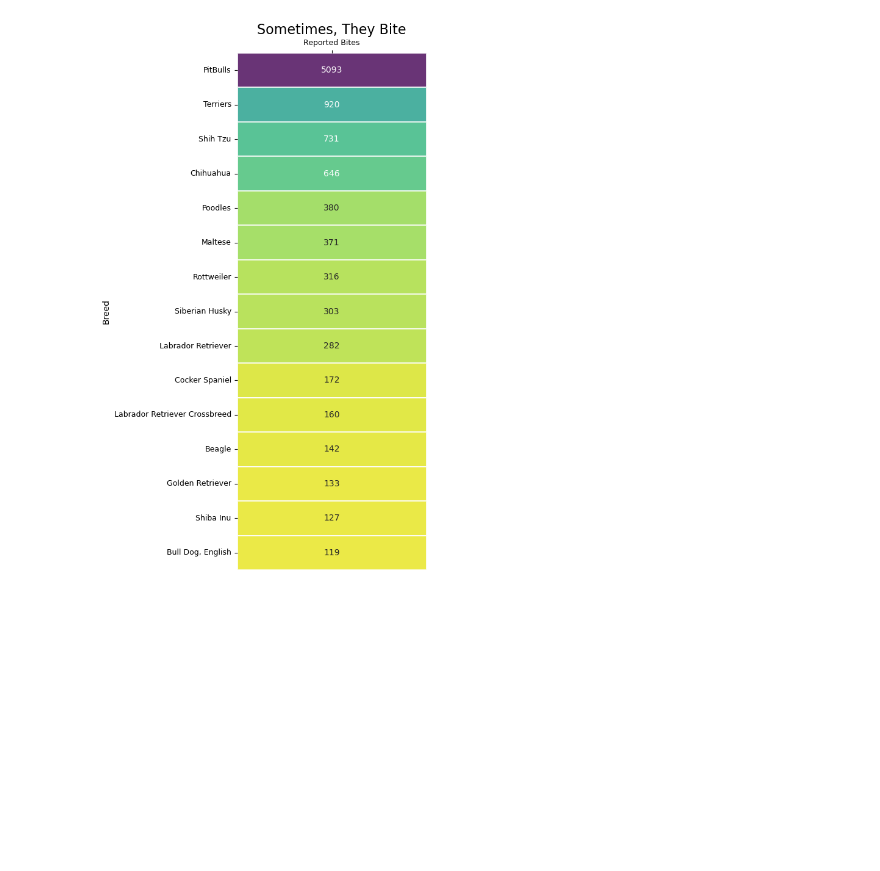
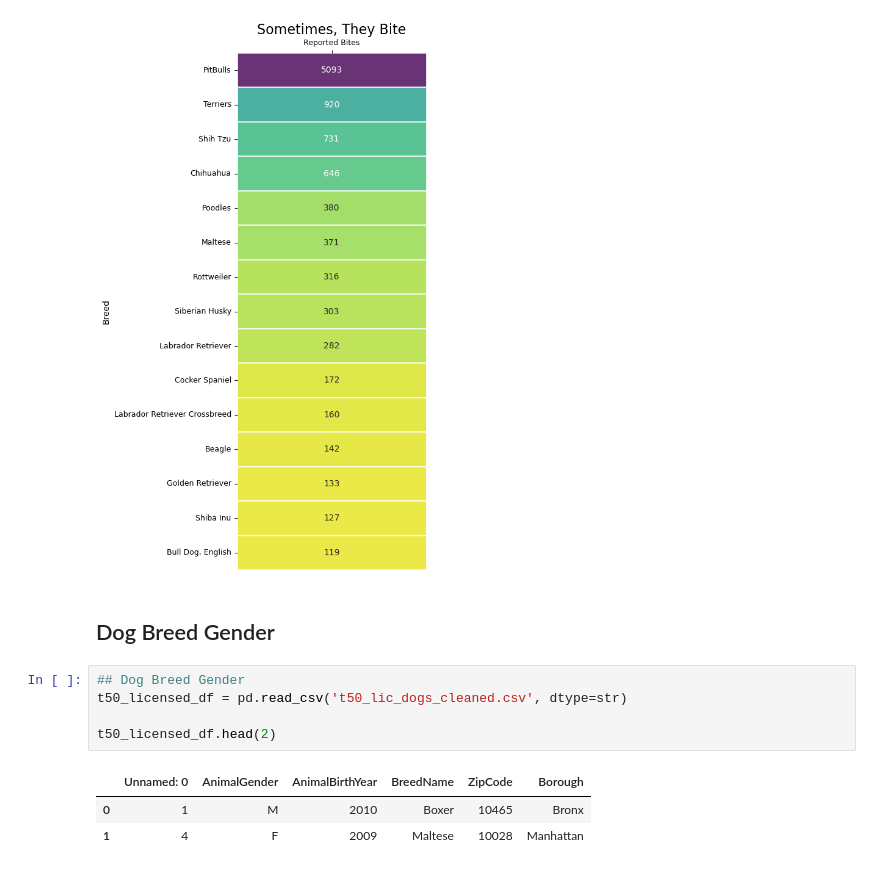
Before and after one commit to StarkArk/Tailored_Tails, a Jupyter notebook: Visualizations/data_and_code/visualization_notebook.ipynb, the cells around one changed output. Saved outputs shown, nothing was run; the diff lists cells and outputs as text; blank space fills up the shorter version.

```diff
--- a/Visualizations/data_and_code/visualization_notebook.ipynb
+++ b/Visualizations/data_and_code/visualization_notebook.ipynb
@@ -379,3 +383,14 @@ plt.savefig('../images/sometimes_they_bite', bbox_inches='tight')
 plt.show()
 # %% [output]
 [figure]
+# %% [markdown]
+## Dog Breed Gender
+# %%
+## Dog Breed Gender
+t50_licensed_df = pd.read_csv('t50_lic_dogs_cleaned.csv', dtype=str)
+
+t50_licensed_df.head(2)
+# %% [output]
+|  | Unnamed: 0 | AnimalGender | AnimalBirthYear | BreedName | ZipCode | Borough |
+| 0 | 1 | M | 2010 | Boxer | 10465 | Bronx |
+| 1 | 4 | F | 2009 | Maltese | 10028 | Manhattan |
```
Also changed, not shown: parts of 5 cells of this notebook, 1 other file.
